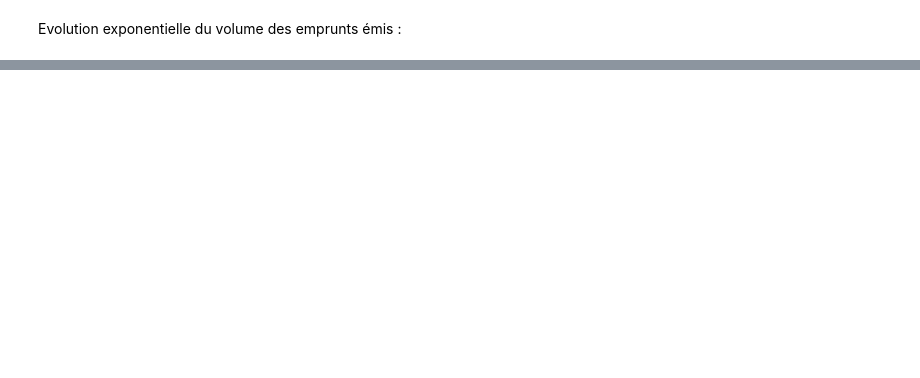
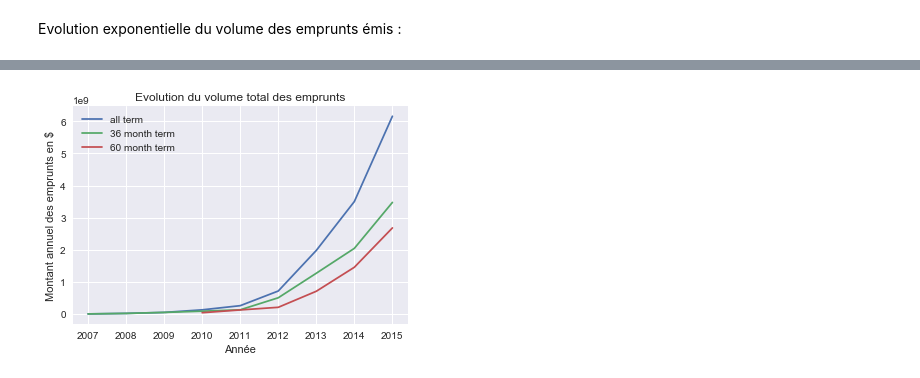
Before and after one commit to Elsalune/Lending_Demo, a Jupyter notebook: EDA/LendingClub.ipynb, the cells around one changed output, grey strips where cells are left out. Saved outputs shown, nothing was run; the diff lists cells and outputs as text; code cells hidden in the pictures; blank space fills up the shorter version.

```diff
--- a/EDA/LendingClub.ipynb
+++ b/EDA/LendingClub.ipynb
@@ -97,0 +272,8 @@ data['issue_y']=data['issue_d'].apply(lambda x: x.year)
+# %%
+df_data['effective_term'] = df_data['last_pymnt_d'] - df_data['issue_d']
+df_data['pymnt_duration'] = ((df_data['effective_term'] / np.timedelta64(1, 'M')).round())
+df_data['pymnt_delay']=df_data['pymnt_duration']-df_data['term']
+
+df_valid_data = df_data[  ( (df_data['loan_status'].isin(['Fully Paid', 'Charged Off'])) &
+                ( (df_data['issue_d'] < np.datetime64('2012-06-01')) & (df_data['term']==36) )
+                | ( (df_data['issue_d'] < np.datetime64('2010-06-01')) & (df_data['term']==60) ) ) ].copy(deep=True)
@@ -242,0 +284,17 @@ plt.show()
+# %%
+total_loan = pd.Series(df_data.groupby('issue_y')['loan_amnt'].sum())
+plt.plot(total_loan, label='all term')
+
+total_loan36 = pd.Series(df_data[df_data['term']==36].groupby('issue_y')['loan_amnt'].sum())
+plt.plot(total_loan36, label='36 month term')
+
+total_loan60 = pd.Series(df_data[df_data['term']==60].groupby('issue_y')['loan_amnt'].sum())
+plt.plot(total_loan60, label='60 month term')
+
+plt.title('Evolution du volume total des emprunts')
+plt.xlabel('Année')
+plt.ylabel('Montant annuel des emprunts en $')
+plt.legend()
+plt.show()
+# %% [output]
+[figure, added]
```
Also changed, not shown: parts of 91 cells of this notebook.
